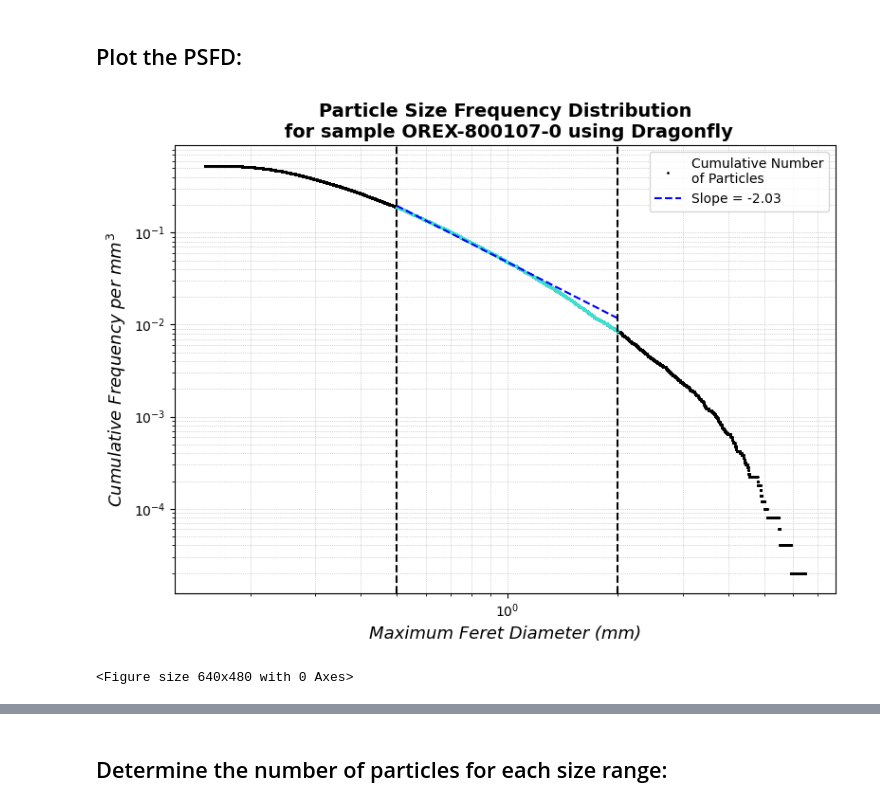
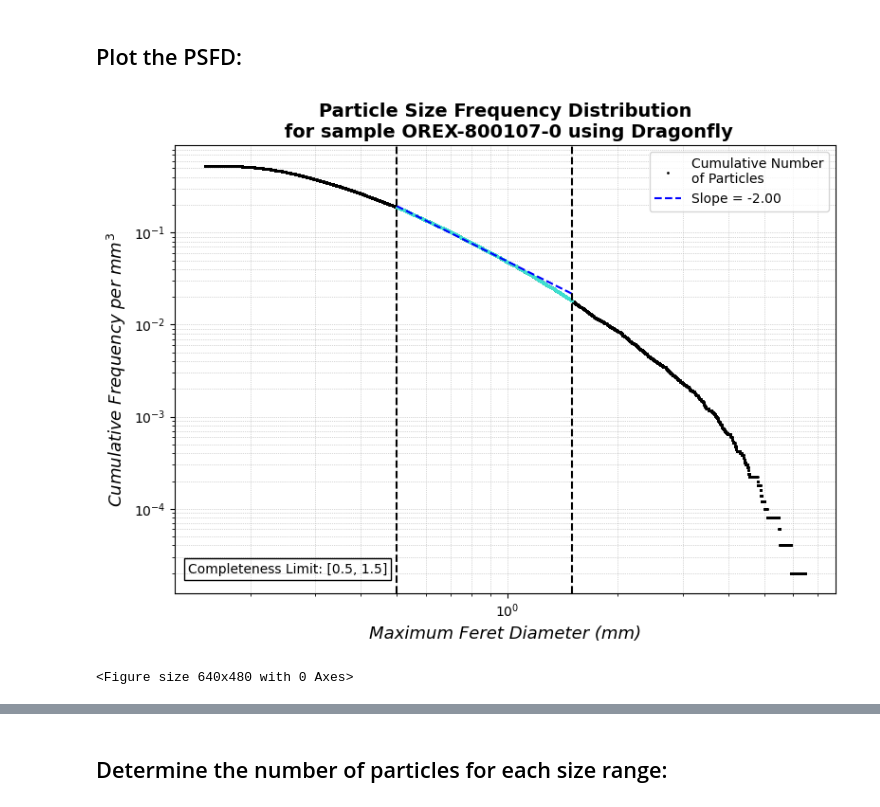
Before and after one commit to savannahsmith8/OSIRIS-REx_PSFD, a Jupyter notebook: Source/OREx_DragonflyPSFD.ipynb, the cells around one changed output, grey strips where cells are left out. Saved outputs shown, nothing was run; the diff lists cells and outputs as text; code cells hidden in the pictures.

```diff
--- a/Source/OREx_DragonflyPSFD.ipynb
+++ b/Source/OREx_DragonflyPSFD.ipynb
@@ -65,7 +65,7 @@ SampleVolume = 5e4   # in mm^3
 
 # define the x-range for fitting the linear slope accurately
 xmin_fit = 0.5
-xmax_fit = 2.0
+xmax_fit = 1.5
 
 # create log-spaced bins for histogram plotting
 bins = np.logspace(np.log10(min(FeretMax)), np.log10(max(FeretMax)), 10000)
@@ -84,32 +84,33 @@ y = CumulativeCounts[mask]
 mask2 = (x >= xmin_fit) & (x <= xmax_fit)
 x_fit = x[mask2]
 y_fit = y[mask2]
 
 # fit the curve to the dataset
 parameters, _ = curve_fit(PowerLaw, x_fit, y_fit, p0=[0.12, -2])
 a, b = parameters
 
 # compute y=mx+b line for slope
 x_line = np.logspace(np.log10(xmin_fit), np.log10(xmax_fit), 100)
 y_line = PowerLaw(x_line, a, b)
 
 # plot the PSFD
 plt.figure(figsize=(8,6))
 plt.loglog(x, y, 'o', ms=1, label='Cumulative Number\nof Particles', color='black')
 # highlight portion of the data that contributes to the slope
 plt.loglog(x_fit, y_fit, 'o', ms=1, color='turquoise')
 plt.loglog(x_line, y_line, ls='--', ms=10, label=f"Slope = {b:.2f}", color='blue')
 # labels and organization
 plt.xlabel("Maximum Feret Diameter (mm)", fontsize=13).set_style('italic')
 plt.ylabel(f"Cumulative Frequency per $mm^3$", fontsize=13).set_style('italic')
 plt.title("Particle Size Frequency Distribution\n for sample OREX-800107-0 using Dragonfly", fontsize=14, weight='bold')
+plt.text(0.135, 0.00002, f"Completeness Limit: [{xmin_fit}, {xmax_fit}]", bbox=dict(facecolor='none', edgecolor='black', boxstyle='square'))
 plt.grid(True, which='both', linestyle=':', linewidth=0.5)
 plt.axvline(x = xmin_fit, color = 'black', linestyle='--')
 plt.axvline(x = xmax_fit, color = 'black', linestyle='--')
 plt.legend()
 plt.tight_layout()
 plt.show()
 plt.savefig('PSFD_OREX-800107-0_Dragonfly.png')
 # %% [output]
-[figure, old version]
+[figure, new version]
 <Figure size 640x480 with 0 Axes>
```
Also changed, not shown: parts of 1 cell of this notebook.
